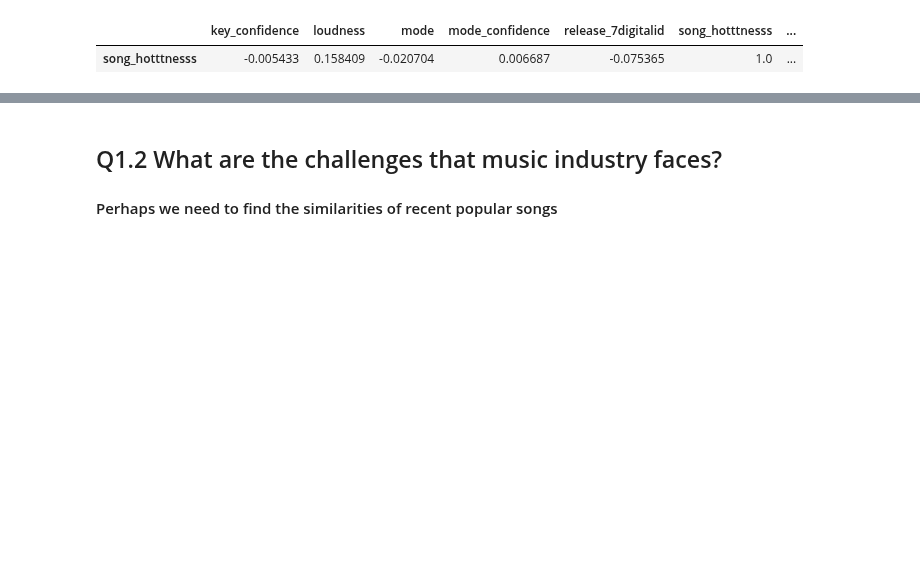
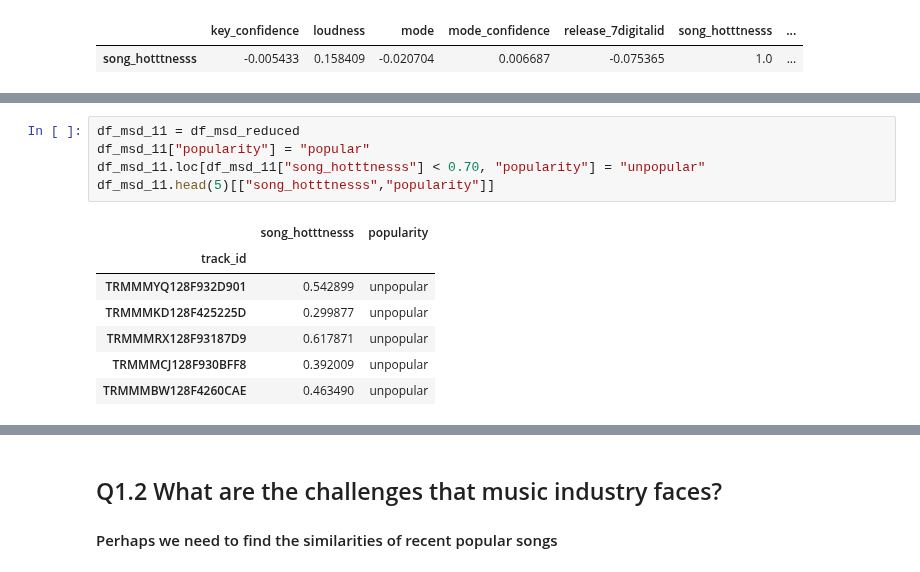
Before and after one commit to sanadhis/ADA-2017, a Jupyter notebook: project/Question1.ipynb, the cells around one changed output, grey strips where cells are left out. Cells and saved outputs as stored; diff of their text form; blank space fills up the shorter version.

```diff
--- a/project/Question1.ipynb
+++ b/project/Question1.ipynb
@@ -294,0 +326,13 @@ display(msd_corr_song_hotness.iloc[:,10:])
+# %%
+df_msd_11 = df_msd_reduced
+df_msd_11["popularity"] = "popular"
+df_msd_11.loc[df_msd_11["song_hotttnesss"] < 0.70, "popularity"] = "unpopular"
+df_msd_11.head(5)[["song_hotttnesss","popularity"]]
+# %% [output]
+|  | song_hotttnesss | popularity |
+| track_id |  |  |
+| TRMMMYQ128F932D901 | 0.542899 | unpopular |
+| TRMMMKD128F425225D | 0.299877 | unpopular |
+| TRMMMRX128F93187D9 | 0.617871 | unpopular |
+| TRMMMCJ128F930BFF8 | 0.392009 | unpopular |
+| TRMMMBW128F4260CAE | 0.463490 | unpopular |
```
Also changed, not shown: parts of 17 cells of this notebook.
